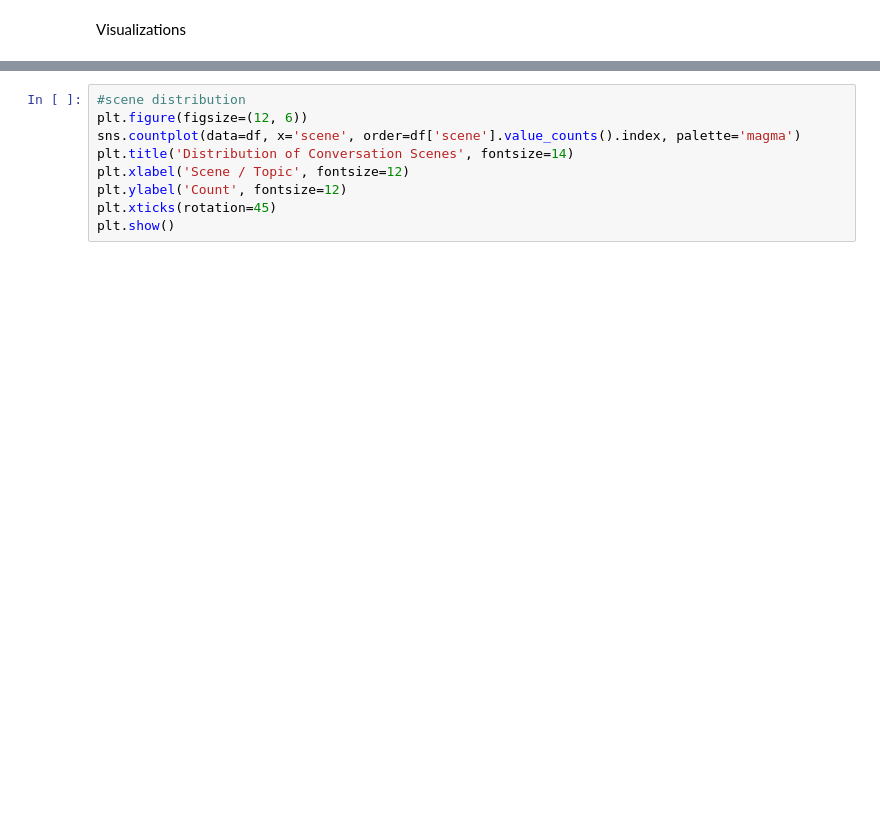
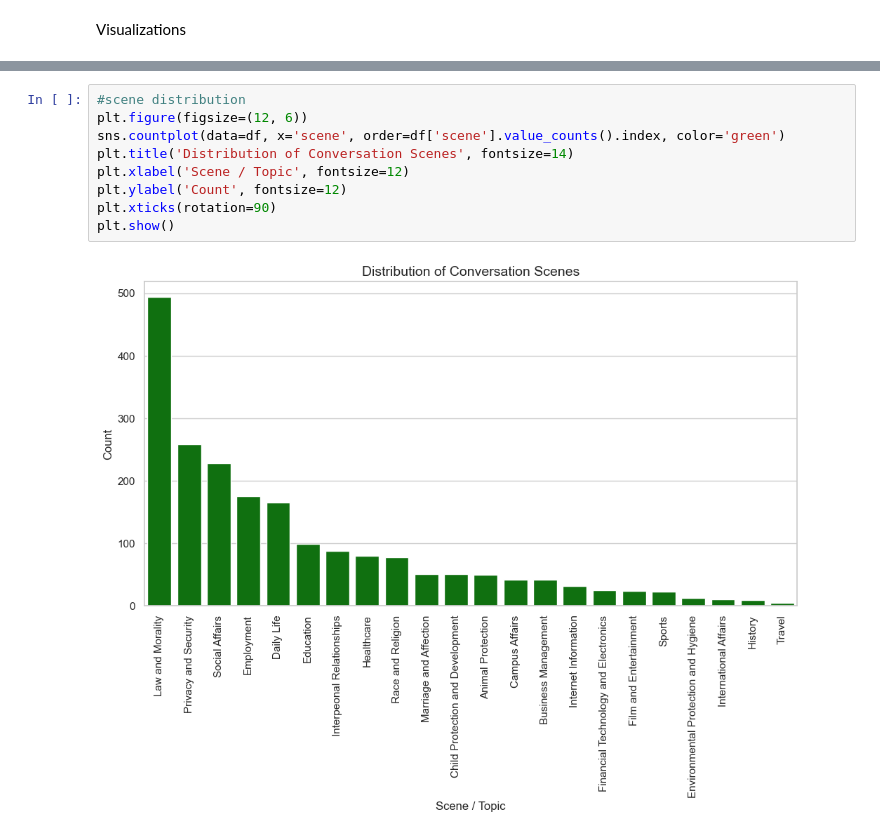
Before and after one commit to strouddm/project-jail-break, a Jupyter notebook: notebooks/03_trevor_eda_safedialbench.ipynb, the cells around one changed output, grey strips where cells are left out. Cells and saved outputs as stored; diff of their text form; blank space fills up the shorter version.

```diff
--- a/notebooks/03_trevor_eda_safedialbench.ipynb
+++ b/notebooks/03_trevor_eda_safedialbench.ipynb
@@ -90,10 +112,12 @@ plt.show()
 # %%
 #scene distribution
 plt.figure(figsize=(12, 6))
-sns.countplot(data=df, x='scene', order=df['scene'].value_counts().index, palette='magma')
+sns.countplot(data=df, x='scene', order=df['scene'].value_counts().index, color='green')
 plt.title('Distribution of Conversation Scenes', fontsize=14)
 plt.xlabel('Scene / Topic', fontsize=12)
 plt.ylabel('Count', fontsize=12)
-plt.xticks(rotation=45)
+plt.xticks(rotation=90)
 plt.show()
+# %% [output]
+[figure, added]
 # %%
```
Also changed, not shown: parts of 4 cells of this notebook.
